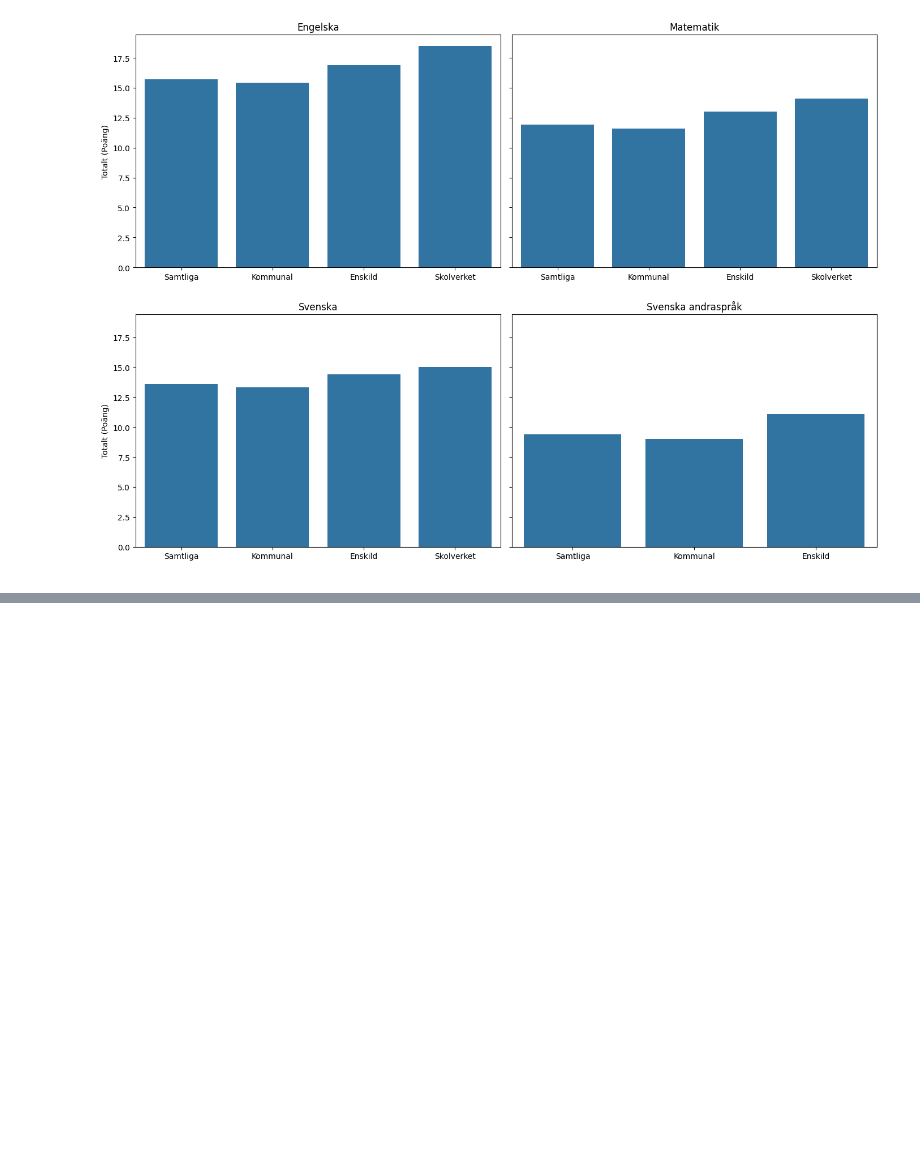
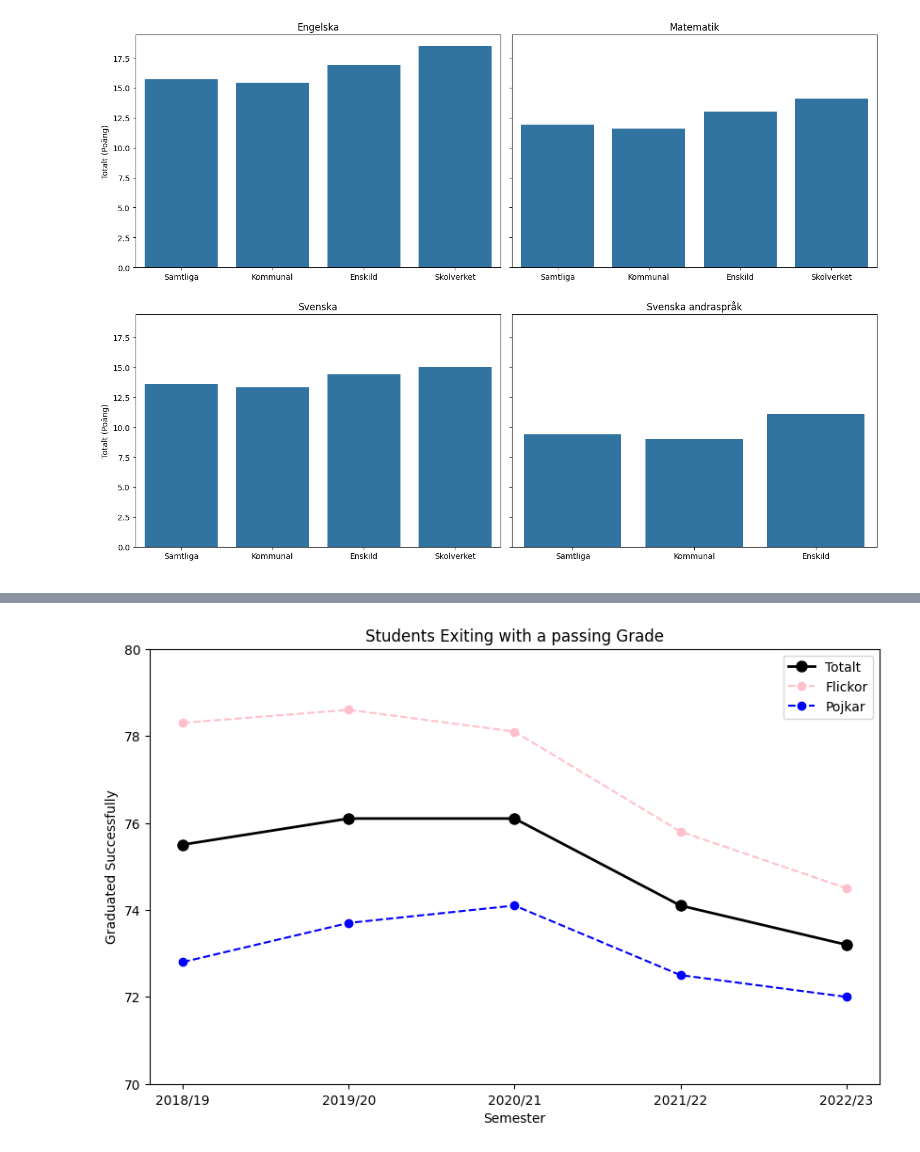
Before and after one commit to Lyceriuss/Python-Henrik-Pedersen-OPA2023, a Jupyter notebook: Lab2/Labb2.ipynb, the cells around one changed output, grey strips where cells are left out. Drawn from its saved outputs; the diff is of its cells as text; code cells hidden in the pictures; blank space fills up the shorter version.

Commit message:
Labb 2 Graphs and such

```diff
--- a/Lab2/Labb2.ipynb
+++ b/Lab2/Labb2.ipynb
@@ -167,3 +167,6 @@ For example, when doing 'df[col].method(value, inplace=True)', try using 'df.met
 
   dfR1_sve_and["Totalt (Poäng)"].fillna(0, inplace=True)
 [figure]
+# %%
+Tabell1B = pd.read_excel("Data/betyg_o_prov_riksnivå.xlsx",
+                         sheet_name='Tabell 1B', skiprows=7, nrows=6)
@@ -169,0 +183,35 @@ For example, when doing 'df[col].method(value, inplace=True)', try using 'df.met
+# %%
+Tabell1B["Failure Rate Totalt"] = 100 - Tabell1B["Totalt.2"]
+Tabell1B["Failure Rate Flickor"] = 100 - Tabell1B["Flickor.2"]
+Tabell1B["Failure Rate Pojkar"] = 100 - Tabell1B["Pojkar.2"]
+
+
+plt.figure(figsize=(10, 6))
+
+
+plt.plot(Tabell1B["Unnamed: 0"], Tabell1B["Failure Rate Totalt"],
+         marker="o", label="Total", linewidth=2, markersize=8, color="black")
+
+plt.plot(Tabell1B["Unnamed: 0"], Tabell1B["Failure Rate Flickor"],
+         marker="o", label="Flickor", linestyle="--", color="pink")
+
+
+plt.plot(Tabell1B["Unnamed: 0"], Tabell1B["Failure Rate Pojkar"],
+         marker="o", label="Pojkar", linestyle="--", color="blue")
+
+plt.ylim(70, 80)
+
+
+plt.legend()
+
+
+plt.title("Students Exiting with a passing Grade")
+plt.xlabel("Semester")
+plt.ylabel("Graduated Successfully")
+
+plt.savefig("Visualiseringar/LineDiagramOverview.png",
+            dpi=300, bbox_inches="tight")
+
+plt.show()
+# %% [output]
+[figure, added]
```
Also changed, not shown: parts of 4 cells of this notebook, 4 other files.
